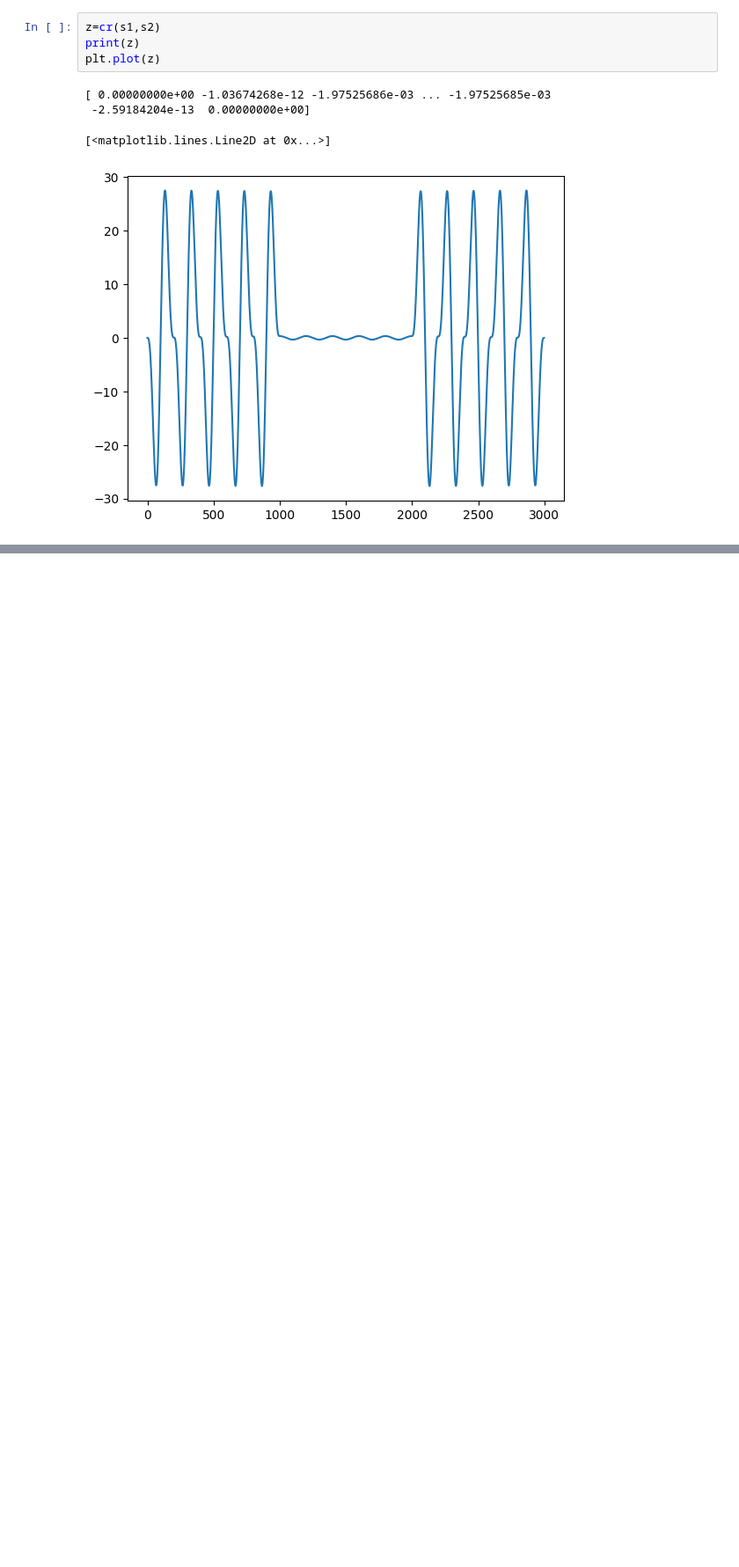
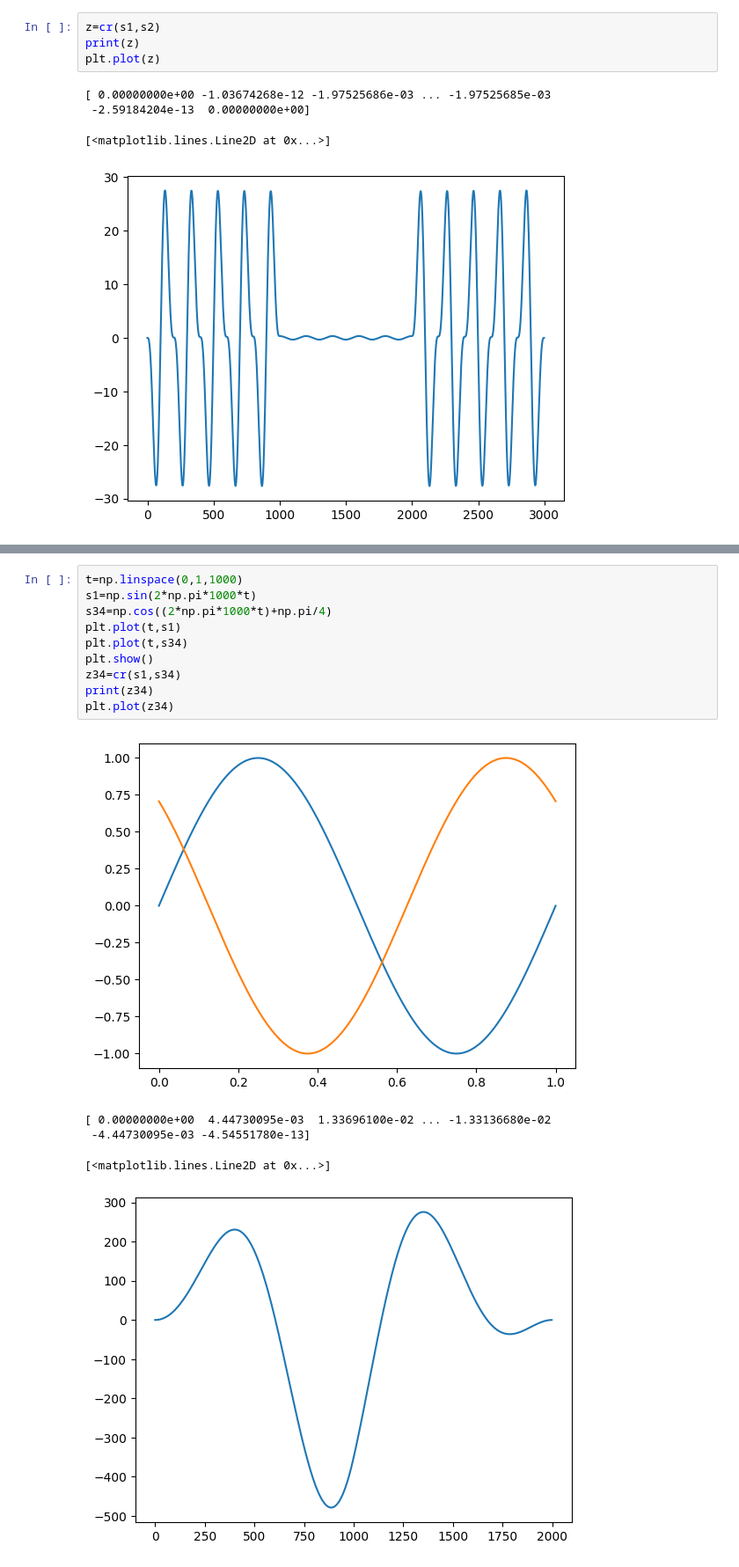
Before and after one commit to JhankarPaul/DSP-Lab4108, a Jupyter notebook: 2.1.AutoCorrelation & CrossCorrelation.ipynb, the cells around one changed output, grey strips where cells are left out. Shown: that part at 88% size. Saved outputs shown, nothing was run; the diff lists cells and outputs as text; blank space fills up the shorter version.

```diff
--- a/2.1.AutoCorrelation & CrossCorrelation.ipynb
+++ b/2.1.AutoCorrelation & CrossCorrelation.ipynb
@@ -69,0 +99,16 @@ plt.plot(z)
+# %%
+t=np.linspace(0,1,1000)
+s1=np.sin(2*np.pi*1000*t)
+s34=np.cos((2*np.pi*1000*t)+np.pi/4)
+plt.plot(t,s1)
+plt.plot(t,s34)
+plt.show()
+z34=cr(s1,s34)
+print(z34)
+plt.plot(z34)
+# %% [output]
+[figure, added]
+[ 0.00000000e+00  4.44730095e-03  1.33696100e-02 ... -1.33136680e-02
+ -4.44730095e-03 -4.54551780e-13]
+[<matplotlib.lines.Line2D at 0x...>]
+[figure, added]
```
Also changed, not shown: parts of 6 cells of this notebook, 3 other files.
